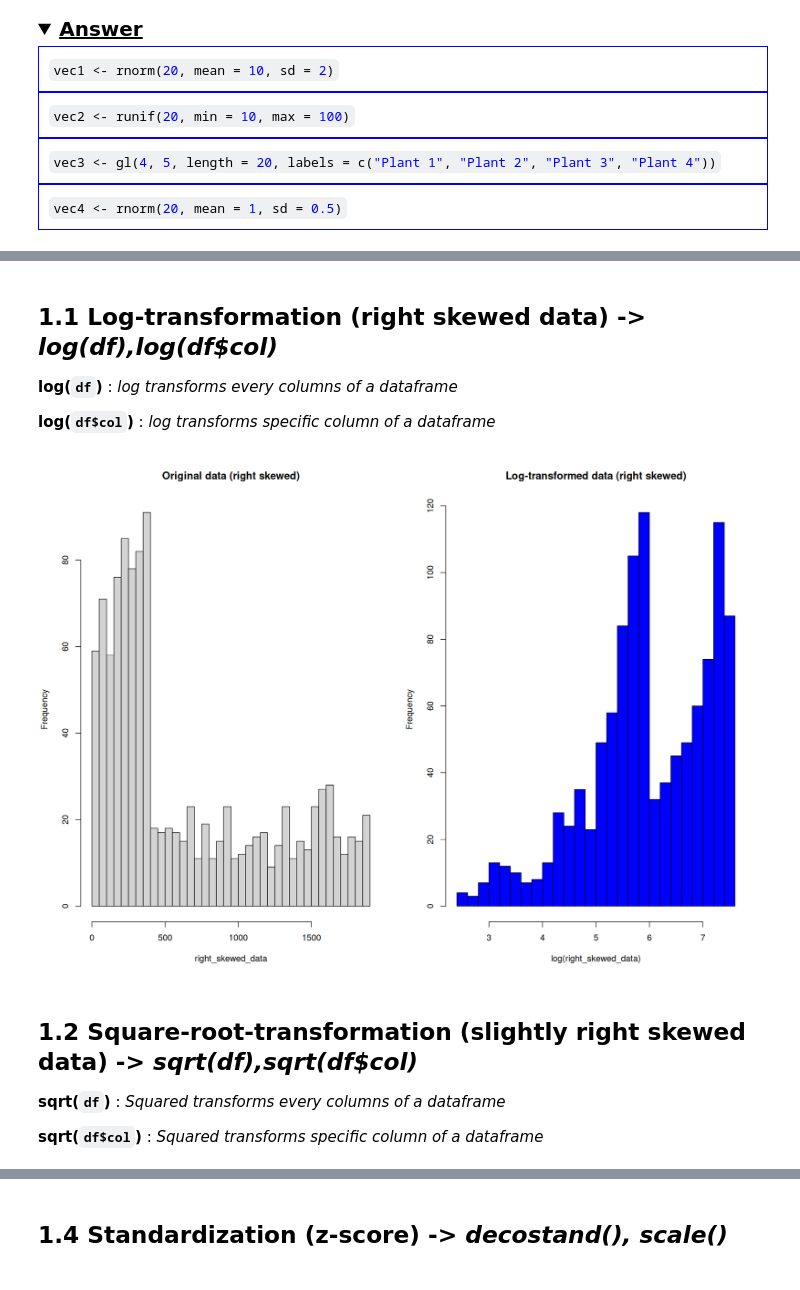
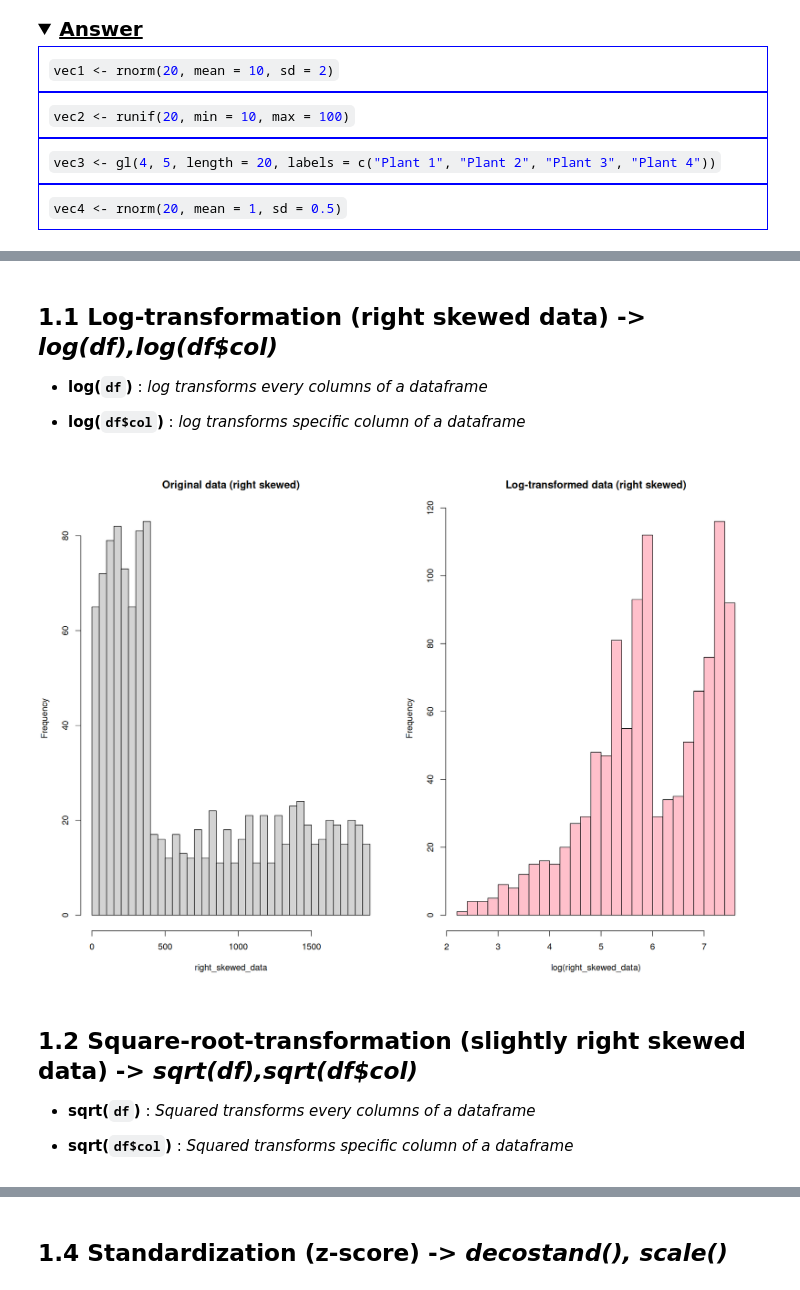
Before and after one commit to yaugot/ENV513_Multivariate_Statistics_in_R, a Jupyter notebook: Script2/Script2.ipynb, the cells around one changed output, grey strips where cells are left out. Cells and saved outputs as stored; diff of their text form; code cells hidden in the pictures; folded sections open.

```diff
--- a/Script2/Script2.ipynb
+++ b/Script2/Script2.ipynb
@@ -444,31 +508,31 @@ df <- data.frame(Gaussian1 = ___,
 # %% [markdown]
 ## 1.1  Log-transformation  (right skewed data) -> *log(df),log(df$col)*
 
-**log(`df`)** : *log transforms every columns of a dataframe*
+- **log(`df`)** : *log transforms every columns of a dataframe*
 
-**log(`df$col`)** : *log transforms specific column of a dataframe*
+- **log(`df$col`)** : *log transforms specific column of a dataframe*
 # %%
 # Create example data frame with right-skewed data
 right_skewed_data <- c(runif(600, 10, 400), runif(500, 400, 1900))
 
 par(mfrow = c(1, 2))
 
 # Set plot size in Jupyter Notebook (14 x 10 inches)
 options(repr.plot.width = 14, repr.plot.height = 10)
 
 # Histogram before transformation
 hist( right_skewed_data, breaks = 30, main = "Original data (right skewed)", col = "lightgray")
 
 # Histogram before transformation
-hist(log(right_skewed_data), breaks = 30, main = "Log-transformed data (right skewed)", col = "blue")
+hist(log(right_skewed_data), breaks = 30, main = "Log-transformed data (right skewed)", col = "pink")
 # %% [output]
-[figure, old version]
+[figure, new version]
 # %% [markdown]
 ## 1.2  Square-root-transformation (slightly right skewed data) -> *sqrt(df),sqrt(df$col)*
 
-**sqrt(`df`)** : *Squared transforms every columns of a dataframe*
+- **sqrt(`df`)** : *Squared transforms every columns of a dataframe*
 
-**sqrt(`df$col`)** : *Squared transforms specific column of a dataframe*
+- **sqrt(`df$col`)** : *Squared transforms specific column of a dataframe*
 # %%
 # Create example data frame with slightly right-skewed data
  slightly_right_skewed_data <- c(runif(600, 10, 200), runif(100, 200, 700))
```
Also changed, not shown: parts of 39 cells of this notebook, 4 other files.
